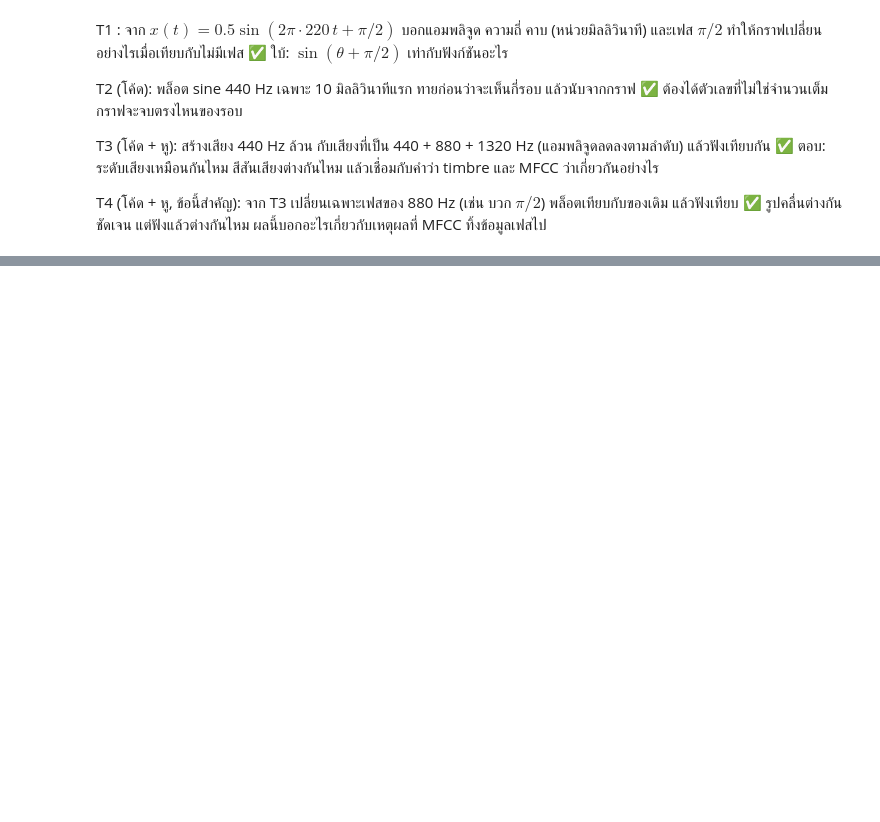
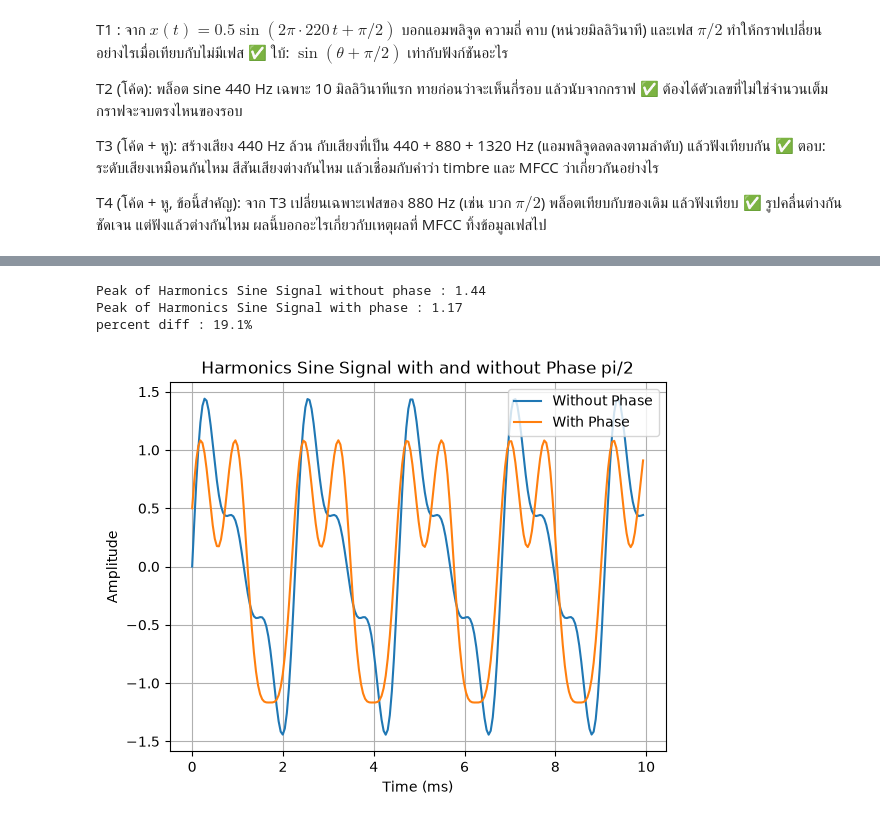
Before and after one commit to ohm-arthakorn/audio-based_music_recommendation, a Jupyter notebook: notebooks/01_DSP_101.ipynb, the cells around one changed output, grey strips where cells are left out. Cells and saved outputs as stored; diff of their text form; code cells hidden in the pictures; blank space fills up the shorter version.

```diff
--- a/notebooks/01_DSP_101.ipynb
+++ b/notebooks/01_DSP_101.ipynb
@@ -41,0 +169,28 @@ plt.show()
+# %%
+# -- Plot Harmonics Sine Signal ที่มีการเปลี่ยนแปลงมุมเฟสเฉพาะในความถี่ 880 Hz และไม่มีการเปลี่ยนแปลงมุมเฟส --
+
+sine_880_with_phase = create_sin(1/2, fundamental_frequency * 2, t, np.pi/2)    # สัญญาณ Sine ความถี่ 880 Hz มุมเฟส pi/2
+sine_with_3_harmonics_phase = sine_440 + sine_880_with_phase + sine_1320
+
+# -- แสดงค่า Peak ของกราฟ Sine แต่ละอัน --
+peak = np.max(np.abs(sine_with_3_harmonics))
+peak_with_phase = np.max(np.abs(sine_with_3_harmonics_phase))
+percent_diff = ((peak - peak_with_phase)/ peak)*100
+
+print(f'Peak of Harmonics Sine Signal without phase : {peak:.3}')
+print(f'Peak of Harmonics Sine Signal with phase : {peak_with_phase:.3}')
+print(f'percent diff : {percent_diff:.3}%')
+
+fig, ax = plt.subplots()
+ax.grid()
+ax.set(xlabel="Time (ms)", ylabel="Amplitude", title="Harmonics Sine Signal with and without Phase pi/2")
+ax.plot(t_ms, sine_with_3_harmonics[:n], label="Without Phase")
+ax.plot(t_ms, sine_with_3_harmonics_phase[:n], label="With Phase")
+ax.legend(loc="upper right")
+
+plt.show()
+# %% [output]
+Peak of Harmonics Sine Signal without phase : 1.44
+Peak of Harmonics Sine Signal with phase : 1.17
+percent diff : 19.1%
+[figure, added]
```
Also changed, not shown: parts of 14 cells of this notebook, 2 other files.
